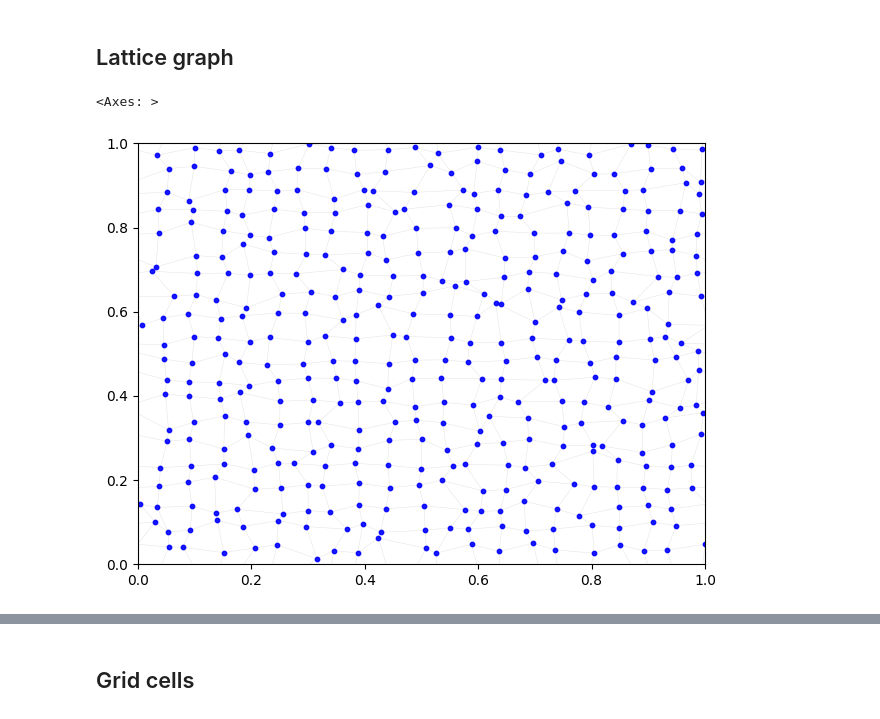
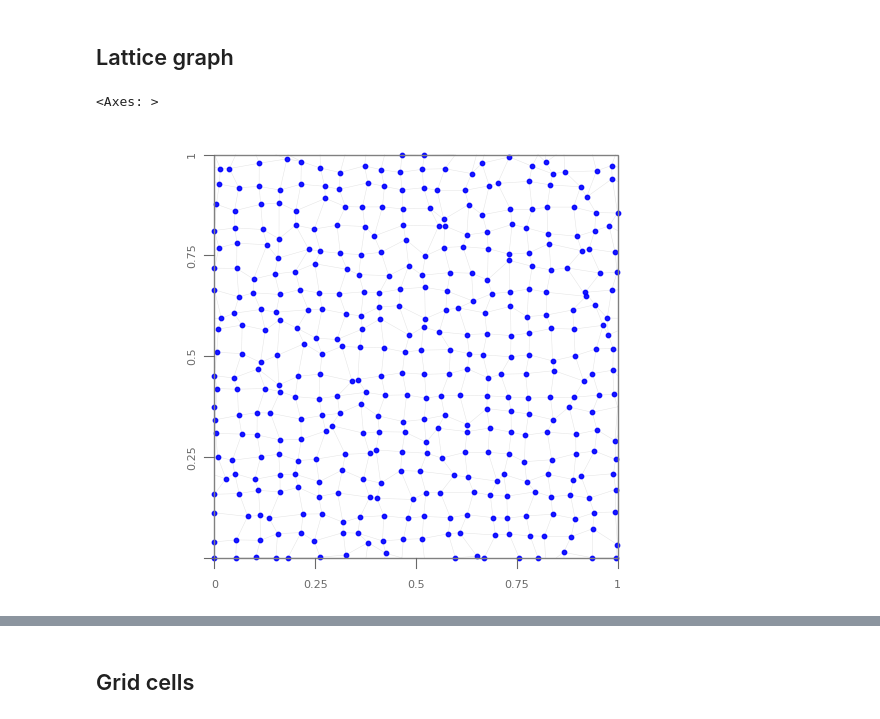
Before and after one commit to JacobLMiller/torus-mds, a Jupyter notebook: examples.ipynb, the cells around one changed output, grey strips where cells are left out. Saved outputs shown, nothing was run; the diff lists cells and outputs as text; code cells hidden in the pictures.

```diff
--- a/examples.ipynb
+++ b/examples.ipynb
@@ -296,17 +16,17 @@ def get_periodic_lattice(nx_size=20,ny_size=20):
 # %% [markdown]
 ## Lattice graph
 # %%
-G,D = get_periodic_lattice(20,20)
+G,D = graphio.get_periodic_lattice(20,20)
 
 #Normalize or don't
 # D /= np.max(D)
 
 proj_torus = MDSTorusProjector()
 X_torus = proj_torus.fit_transform(D)
 
 fig, ax = plt.subplots()
 
-plot_embedding_with_torus_edges(X_torus, G, ax=ax)
+vis.plot_embedding_with_torus_edges(X_torus, G, ax=ax)
 # %% [output]
 <Axes: >
-[figure, old version]
+[figure, new version]
```
Also changed, not shown: parts of 32 cells of this notebook, 13 other files.
